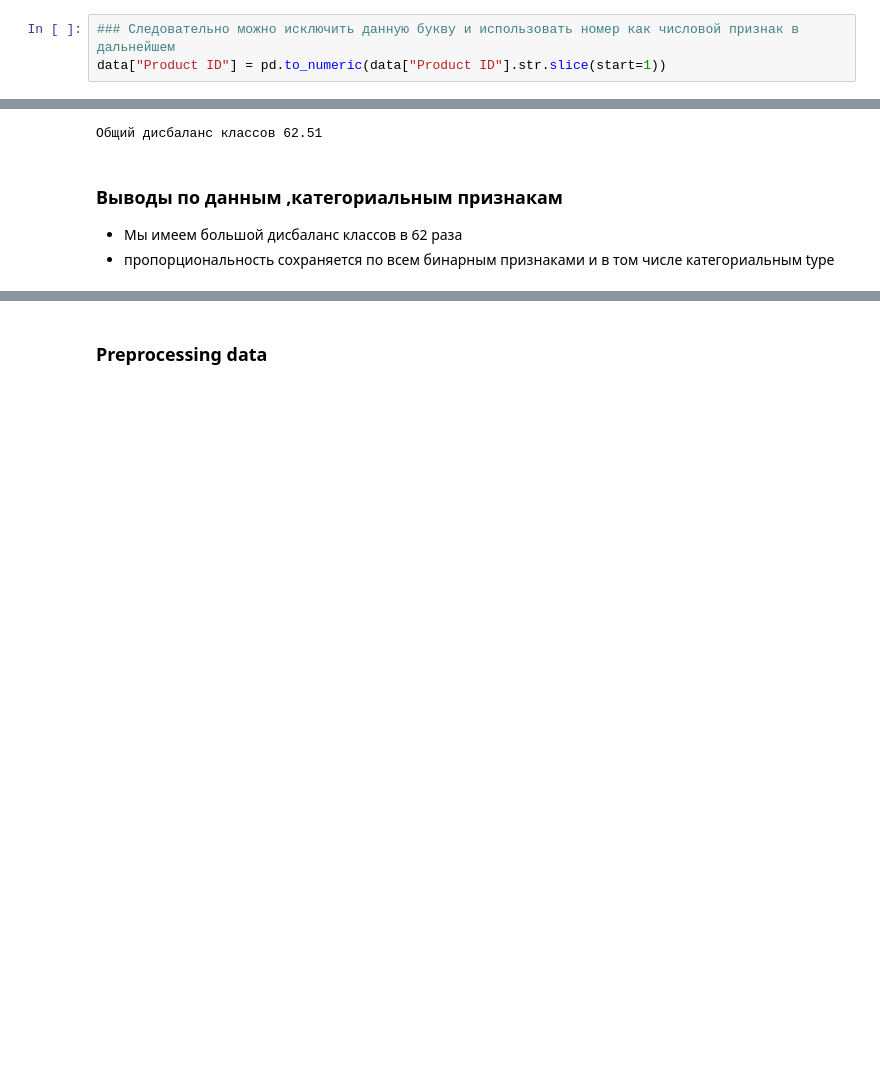
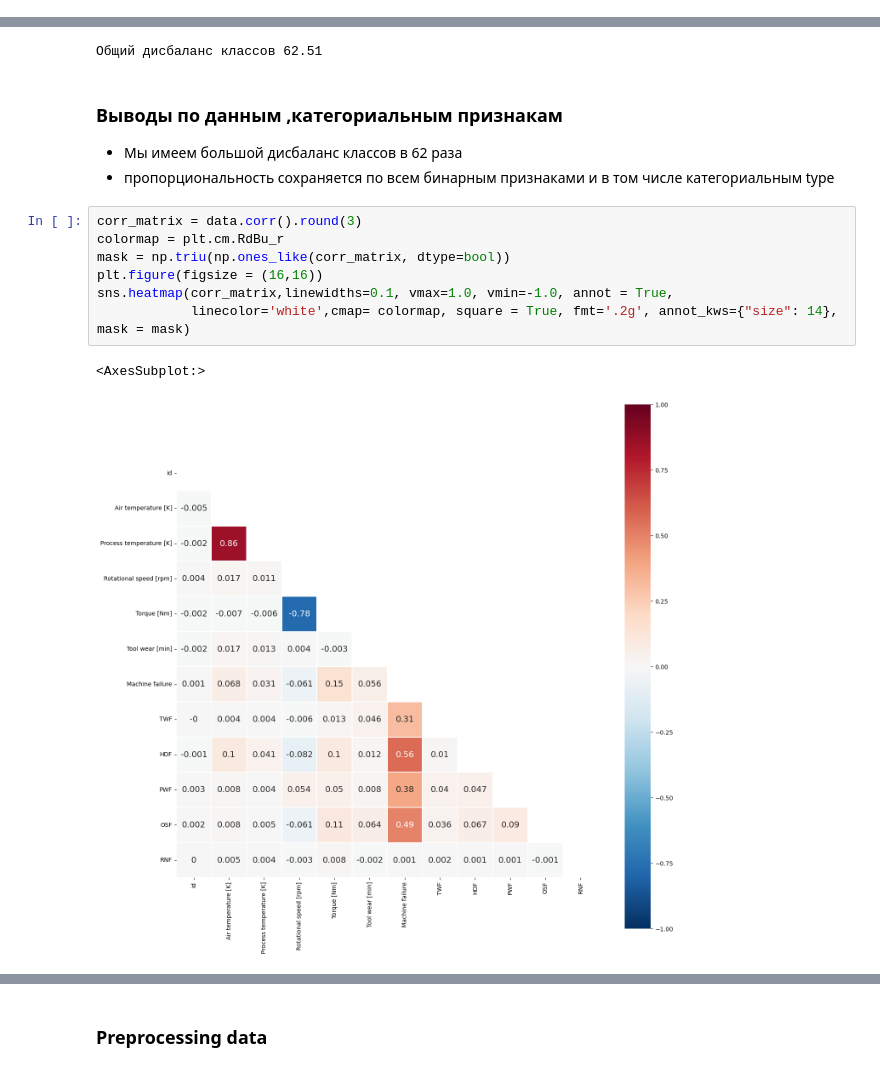
Before and after one commit to ValentinPatrakeev/Equipments-Failures, a Jupyter notebook: Equipments-Failures.ipynb, the cells around one changed output, grey strips where cells are left out. Saved outputs shown, nothing was run; the diff lists cells and outputs as text; blank space fills up the shorter version.

Commit message:
Primary  Preprocessing data

```diff
--- a/Equipments-Failures.ipynb
+++ b/Equipments-Failures.ipynb
@@ -116,3 +95,0 @@ print(f'Первая буква объектов Product_id совпадает
-# %%
-### Следовательно можно исключить данную букву и использовать номер как числовой признак в дальнейшем
-data["Product ID"] = pd.to_numeric(data["Product ID"].str.slice(start=1))
@@ -256,3 +224,13 @@ print(f"Общий дисбаланс классов {round((data[data['Machine
 ### Выводы по данным ,категориальным признакам
 - Мы имеем большой дисбаланс классов в 62 раза
 - пропорциональность сохраняется по всем бинарным признаками и в том числе категориальным type
+# %%
+corr_matrix = data.corr().round(3)
+colormap = plt.cm.RdBu_r
+mask = np.triu(np.ones_like(corr_matrix, dtype=bool))
+plt.figure(figsize = (16,16))
+sns.heatmap(corr_matrix,linewidths=0.1, vmax=1.0, vmin=-1.0, annot = True,
+            linecolor='white',cmap= colormap, square = True, fmt='.2g', annot_kws={"size": 14}, mask = mask)
+# %% [output]
+<AxesSubplot:>
+[figure, added]
```
Also changed, not shown: parts of 12 cells of this notebook.
